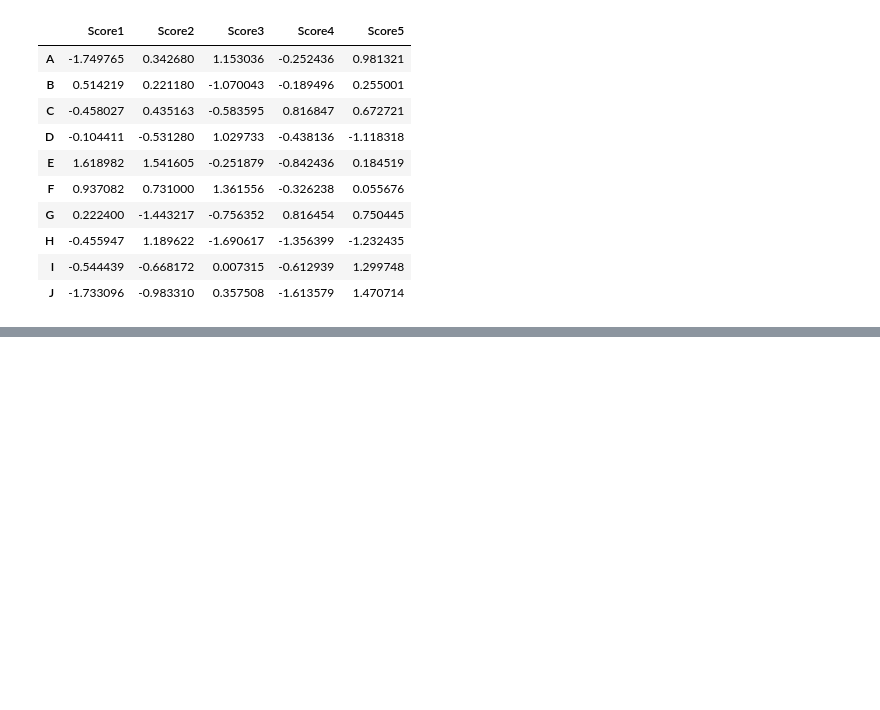
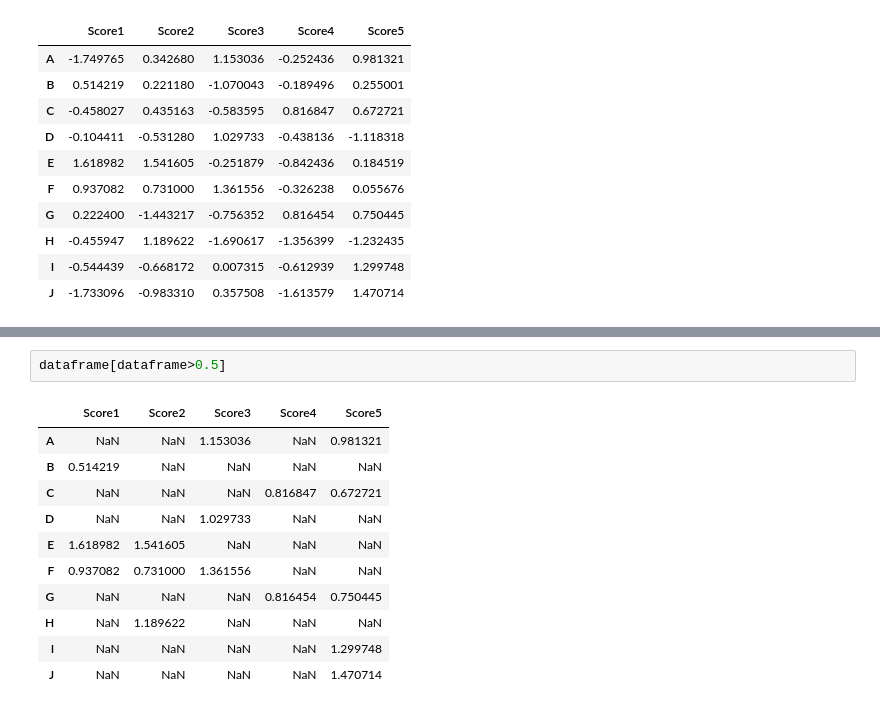
Before and after one commit to imhemantchaubey-zz/pandas-resources, a Jupyter notebook: pandas.ipynb, the cells around one changed output, grey strips where cells are left out. Drawn from its saved outputs; the diff is of its cells as text; blank space fills up the shorter version.

```diff
--- a/pandas.ipynb
+++ b/pandas.ipynb
@@ -166,0 +389,14 @@ dataframe
+# %%
+dataframe[dataframe>0.5]
+# %% [output]
+|  | Score1 | Score2 | Score3 | Score4 | Score5 |
+| A | NaN | NaN | 1.153036 | NaN | 0.981321 |
+| B | 0.514219 | NaN | NaN | NaN | NaN |
+| C | NaN | NaN | NaN | 0.816847 | 0.672721 |
+| D | NaN | NaN | 1.029733 | NaN | NaN |
+| E | 1.618982 | 1.541605 | NaN | NaN | NaN |
+| F | 0.937082 | 0.731000 | 1.361556 | NaN | NaN |
+| G | NaN | NaN | NaN | 0.816454 | 0.750445 |
+| H | NaN | 1.189622 | NaN | NaN | NaN |
+| I | NaN | NaN | NaN | NaN | 1.299748 |
+| J | NaN | NaN | NaN | NaN | 1.470714 |
```
Also changed, not shown: parts of 36 cells of this notebook.
